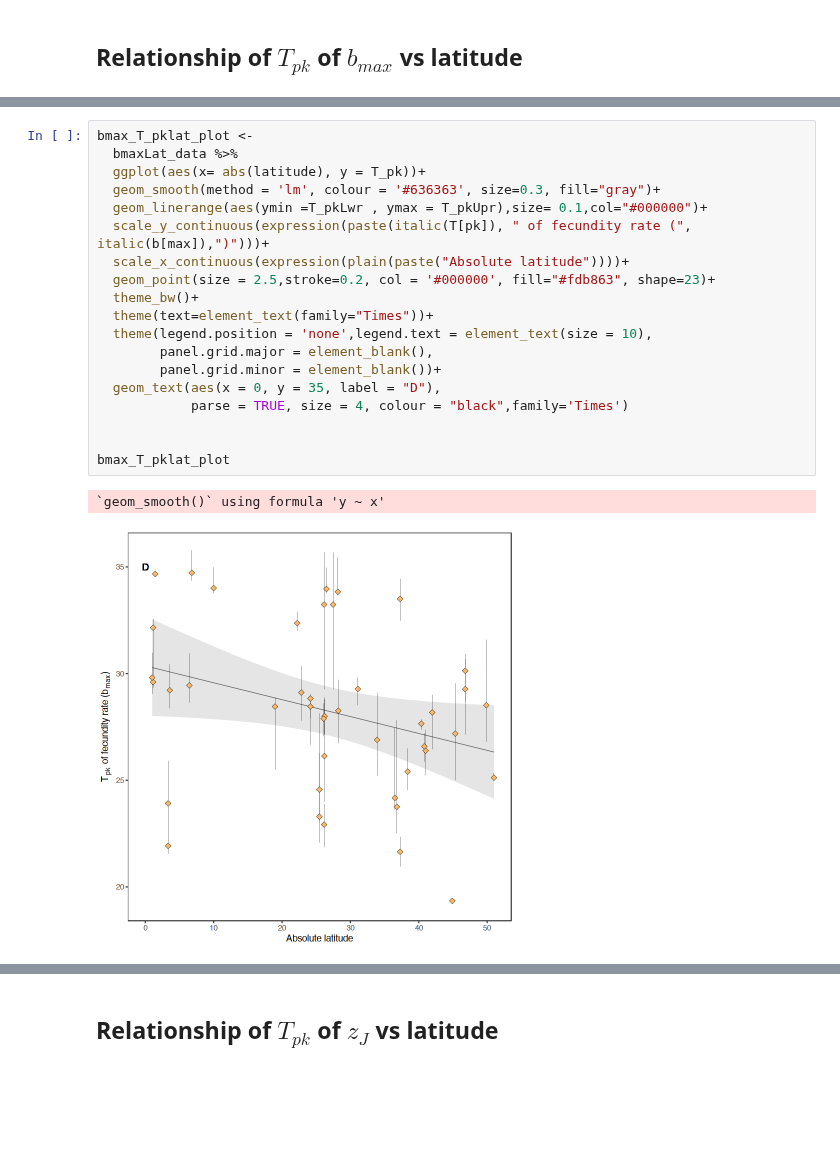
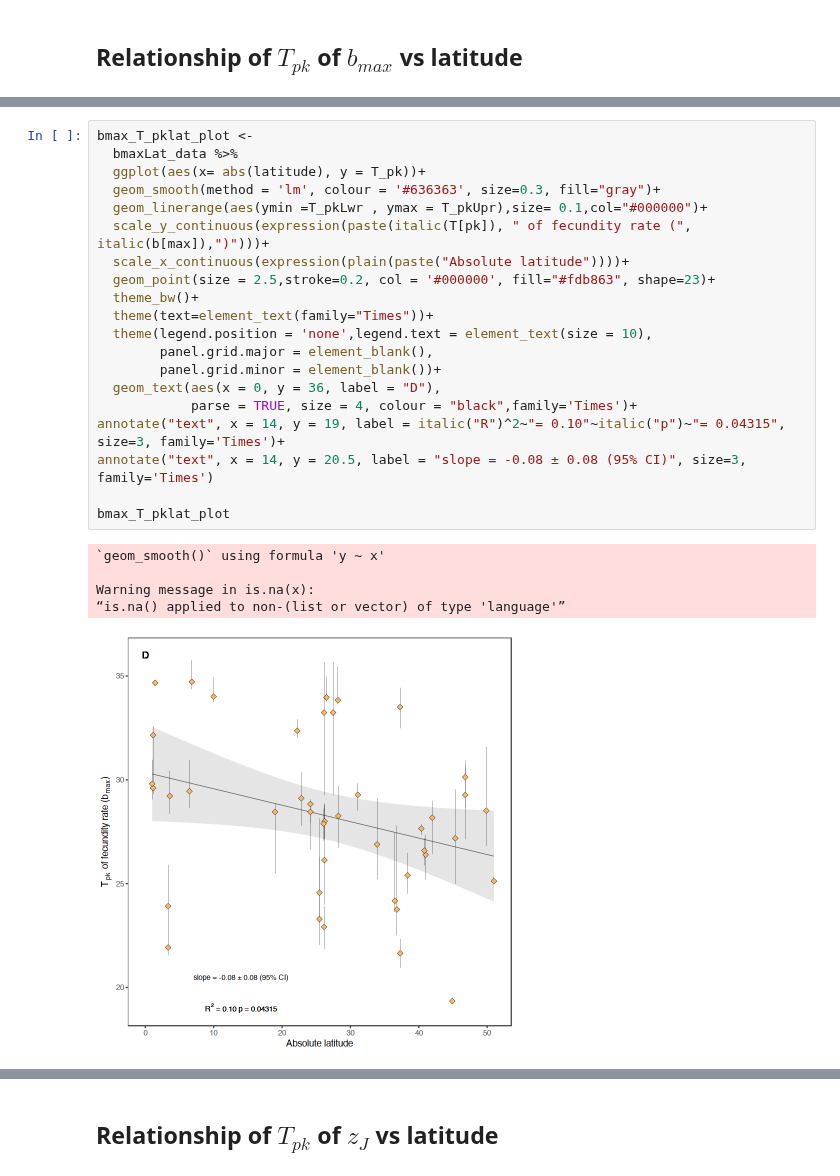
Before and after one commit to EcoEngLab/TraitMismatchPaper-main, a Jupyter notebook: code/06_Trait_Adaptation.ipynb, the cells around one changed output, grey strips where cells are left out. Drawn from its saved outputs; the diff is of its cells as text; blank space fills up the shorter version.

```diff
--- a/code/06_Trait_Adaptation.ipynb
+++ b/code/06_Trait_Adaptation.ipynb
@@ -213,22 +249,26 @@ A tibble: 6 × 10
 # %%
 bmax_T_pklat_plot <-
   bmaxLat_data %>%
   ggplot(aes(x= abs(latitude), y = T_pk))+
   geom_smooth(method = 'lm', colour = '#636363', size=0.3, fill="gray")+
   geom_linerange(aes(ymin =T_pkLwr , ymax = T_pkUpr),size= 0.1,col="#000000")+
   scale_y_continuous(expression(paste(italic(T[pk]), " of fecundity rate (", italic(b[max]),")")))+
   scale_x_continuous(expression(plain(paste("Absolute latitude"))))+
   geom_point(size = 2.5,stroke=0.2, col = '#000000', fill="#fdb863", shape=23)+
   theme_bw()+
   theme(text=element_text(family="Times"))+
   theme(legend.position = 'none',legend.text = element_text(size = 10),
         panel.grid.major = element_blank(),
         panel.grid.minor = element_blank())+
-  geom_text(aes(x = 0, y = 35, label = "D"),
-            parse = TRUE, size = 4, colour = "black",family='Times')
-
+  geom_text(aes(x = 0, y = 36, label = "D"),
+            parse = TRUE, size = 4, colour = "black",family='Times')+
+annotate("text", x = 14, y = 19, label = italic("R")^2~"= 0.10"~italic("p")~"= 0.04315", size=3, family='Times')+
+annotate("text", x = 14, y = 20.5, label = "slope = -0.08 ± 0.08 (95% CI)", size=3, family='Times')
 
 bmax_T_pklat_plot
 # %% [output]
 `geom_smooth()` using formula 'y ~ x'
+
+Warning message in is.na(x):
+“is.na() applied to non-(list or vector) of type 'language'”
-[figure, old version]
+[figure, new version]
```
Also changed, not shown: parts of 30 cells of this notebook, 18 other files.
